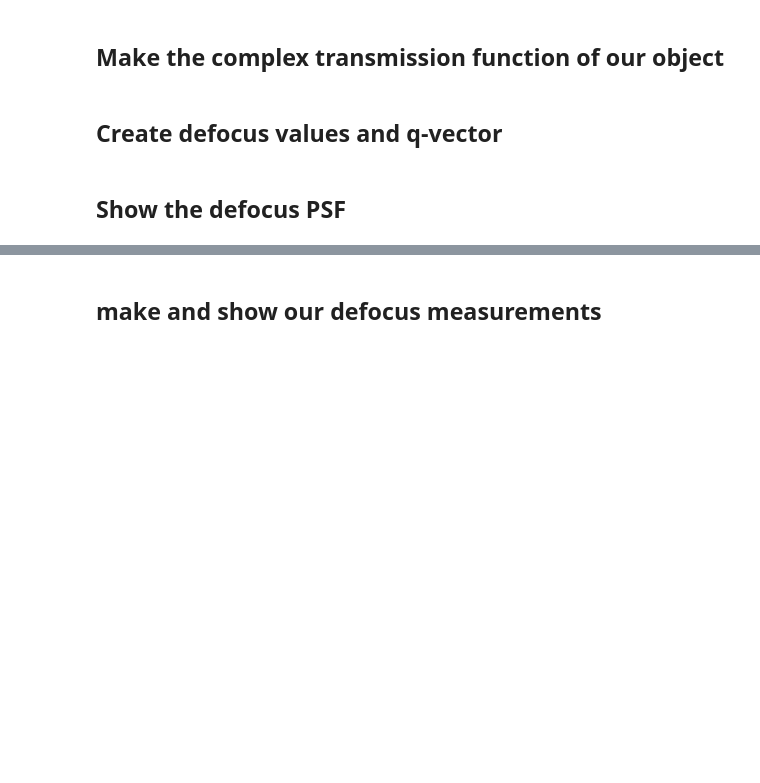
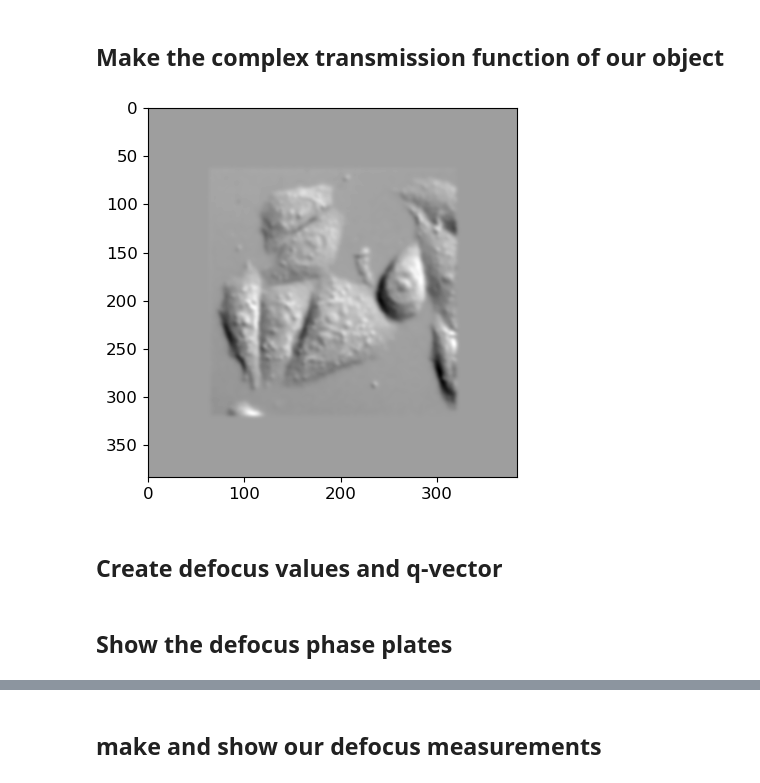
Before and after one commit to PhilippPelz/teaching_erlangen, a Jupyter notebook: teaching_erlangenv2.ipynb, the cells around one changed output, grey strips where cells are left out. Drawn from its saved outputs; the diff is of its cells as text; code cells hidden in the pictures; blank space fills up the shorter version.

```diff
--- a/teaching_erlangenv2.ipynb
+++ b/teaching_erlangenv2.ipynb
@@ -262,12 +242,18 @@ def At(z, df, q, lam):
 # %%
 a = cells
 sig = 2
 m2 = a.shape[0]
 a = np.pad(a, (m2 // 4, m2 // 4), mode='constant', constant_values=np.mean(a))
 a = gaussian_filter(a, sig)
 t = np.exp(1j * np.pi * a / 8)
 
 ny, nx = t.shape
+
+fig, ax = plt.subplots()
+ax.imshow(a, cmap=plt.cm.get_cmap('gray'))
+fig
+# %% [output]
+[figure, added]
 # %% [markdown]
 ## Create defocus values and q-vector
 # %%
@@ -279,7 +270,7 @@ qy = fftfreq(ny, dy)
 qx = fftfreq(nx, dx)
 q = np.array(np.meshgrid(qy, qx))
 # %% [markdown]
-## Show the defocus PSF
+## Show the defocus phase plates
 # %%
 q2 = norm(q, axis=0) ** 2
 chi = np.exp(1j * q2[None, ...] * lam * df[:, None, None])
```
Also changed, not shown: parts of 14 cells of this notebook.
